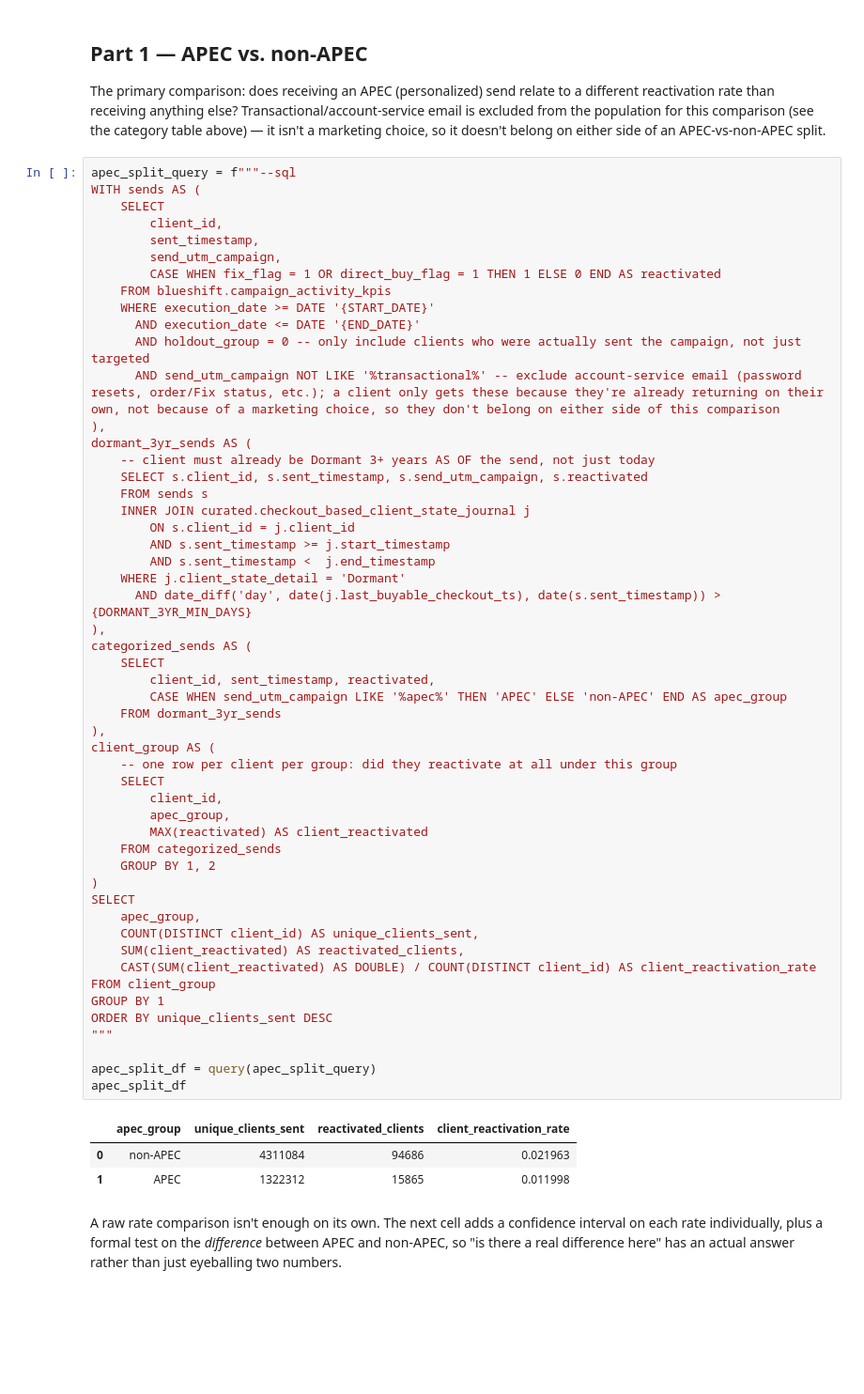
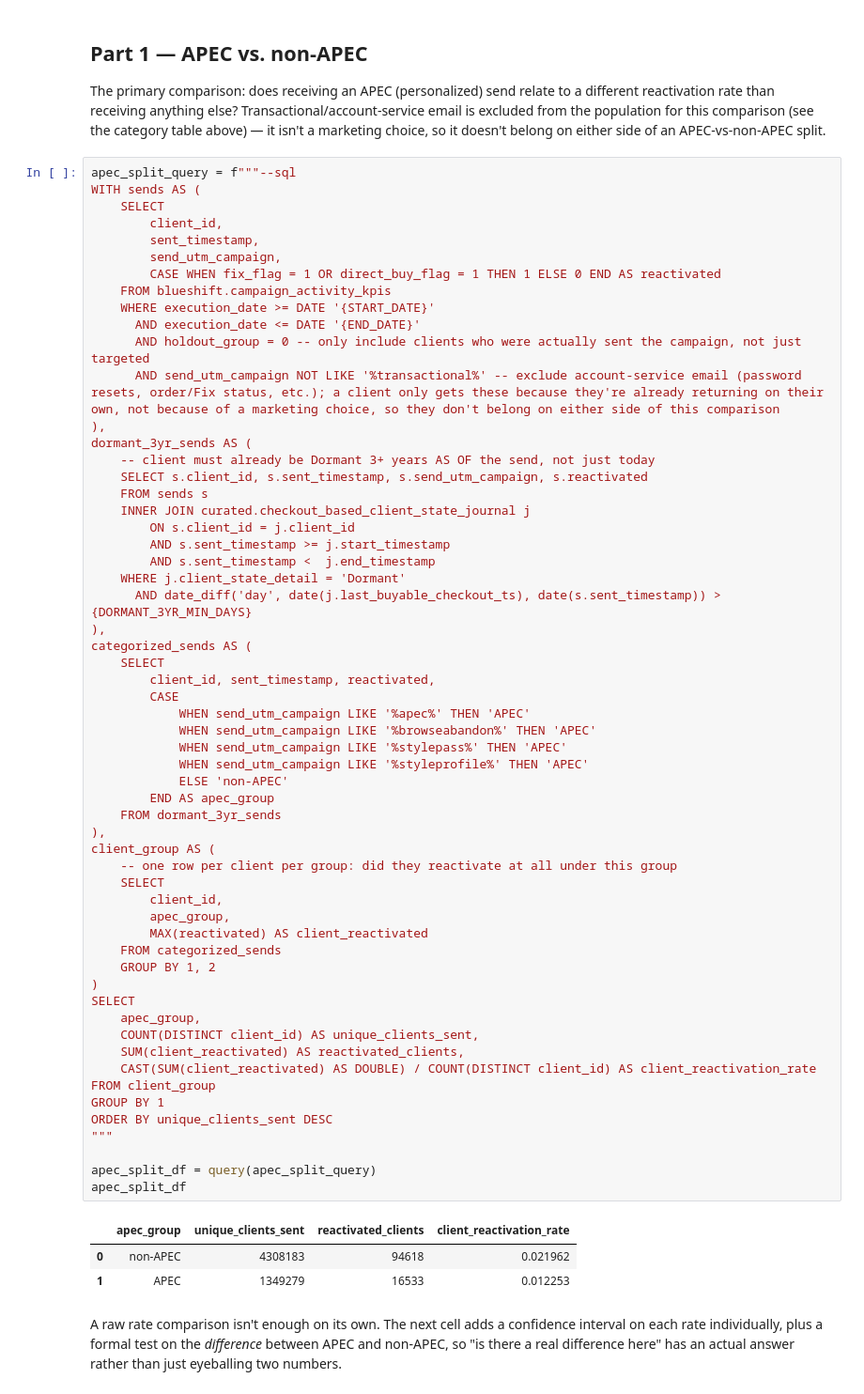
Before and after one commit to sfoyola/sao-sfix-ds, a Jupyter notebook: exp_apec_latent_style_analysis/personalization_impact_v1.ipynb, the cells around one changed output. Shown at 94% size. Drawn from its saved outputs; the diff is of its cells as text; blank space fills up the shorter version.

```diff
--- a/exp_apec_latent_style_analysis/personalization_impact_v1.ipynb
+++ b/exp_apec_latent_style_analysis/personalization_impact_v1.ipynb
@@ -161,36 +156,42 @@ dormant_3yr_sends AS (
       AND date_diff('day', date(j.last_buyable_checkout_ts), date(s.sent_timestamp)) > {DORMANT_3YR_MIN_DAYS}
 ),
 categorized_sends AS (
     SELECT
         client_id, sent_timestamp, reactivated,
-        CASE WHEN send_utm_campaign LIKE '%apec%' THEN 'APEC' ELSE 'non-APEC' END AS apec_group
+        CASE
+            WHEN send_utm_campaign LIKE '%apec%' THEN 'APEC'
+            WHEN send_utm_campaign LIKE '%browseabandon%' THEN 'APEC'
+            WHEN send_utm_campaign LIKE '%stylepass%' THEN 'APEC'
+            WHEN send_utm_campaign LIKE '%styleprofile%' THEN 'APEC'
+            ELSE 'non-APEC'
+        END AS apec_group
     FROM dormant_3yr_sends
 ),
 client_group AS (
     -- one row per client per group: did they reactivate at all under this group
     SELECT
         client_id,
         apec_group,
         MAX(reactivated) AS client_reactivated
     FROM categorized_sends
     GROUP BY 1, 2
 )
 SELECT
     apec_group,
     COUNT(DISTINCT client_id) AS unique_clients_sent,
     SUM(client_reactivated) AS reactivated_clients,
     CAST(SUM(client_reactivated) AS DOUBLE) / COUNT(DISTINCT client_id) AS client_reactivation_rate
 FROM client_group
 GROUP BY 1
 ORDER BY unique_clients_sent DESC
 """
 
 apec_split_df = query(apec_split_query)
 apec_split_df
 # %% [output]
 |  | apec_group | unique_clients_sent | reactivated_clients | client_reactivation_rate |
-| 0 | non-APEC | 4311084 | 94686 | 0.021963 |
-| 1 | APEC | 1322312 | 15865 | 0.011998 |
+| 0 | non-APEC | 4308183 | 94618 | 0.021962 |
+| 1 | APEC | 1349279 | 16533 | 0.012253 |
 # %% [markdown]
 A raw rate comparison isn't enough on its own. The next cell adds a confidence interval on each rate individually, plus a formal test on the *difference* between APEC and non-APEC, so "is there a real difference here" has an actual answer rather than just eyeballing two numbers.
 # %%
```
Also changed, not shown: parts of 12 cells of this notebook, 5 other files.
